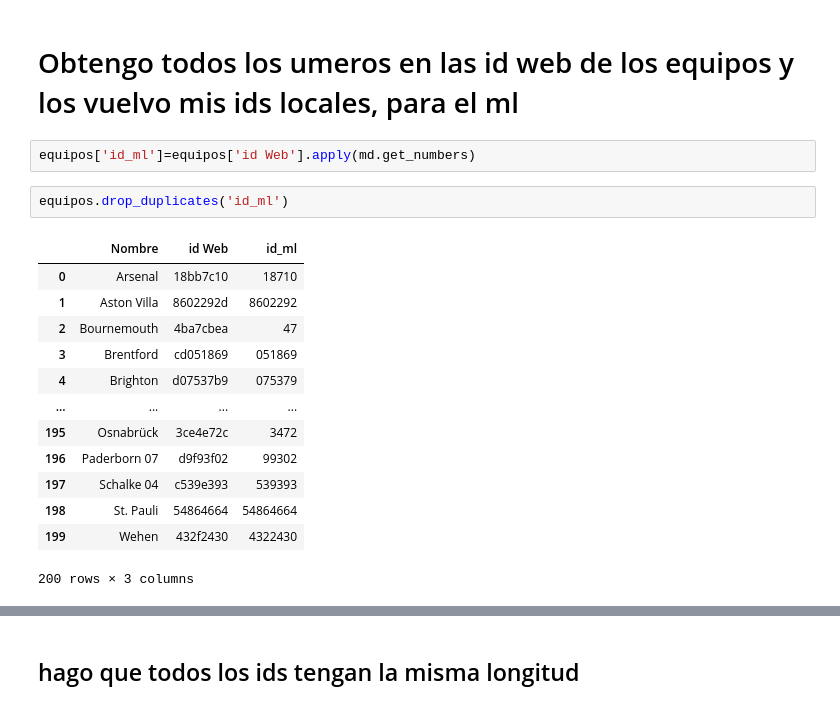
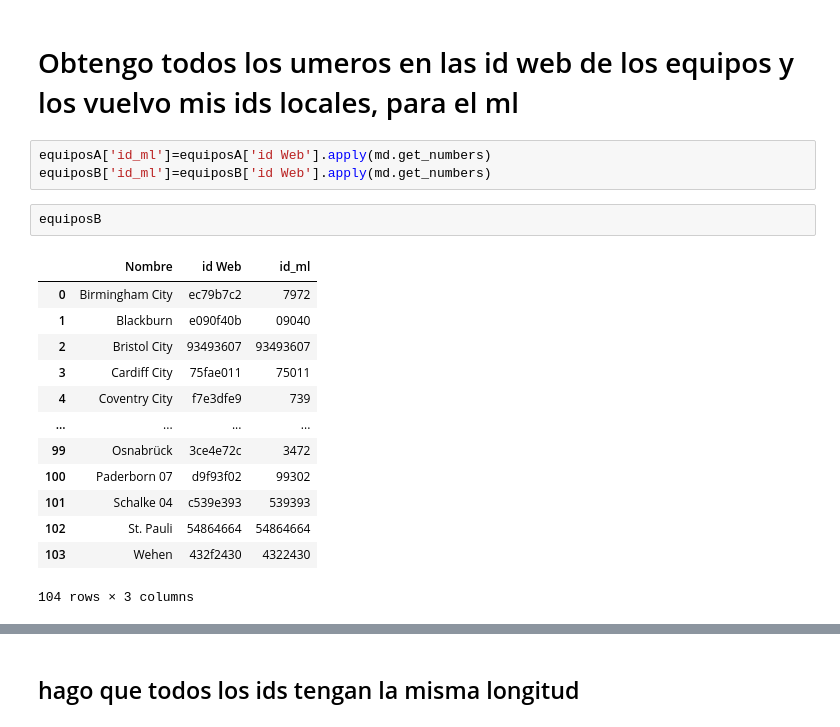
Before and after one commit to Aalg26/la_caprichosa, a Jupyter notebook: Funciones/df_equipos.ipynb, the cells around one changed output, grey strips where cells are left out. Saved outputs shown, nothing was run; the diff lists cells and outputs as text.

```diff
--- a/Funciones/df_equipos.ipynb
+++ b/Funciones/df_equipos.ipynb
@@ -76,20 +56,21 @@ equipos
 # %% [markdown]
 # Obtengo todos los umeros en las id web de los equipos y los vuelvo mis ids locales, para el ml
 # %%
-equipos['id_ml']=equipos['id Web'].apply(md.get_numbers)
+equiposA['id_ml']=equiposA['id Web'].apply(md.get_numbers)
+equiposB['id_ml']=equiposB['id Web'].apply(md.get_numbers)
-# %%
-equipos.drop_duplicates('id_ml')
-# %% [output]
-|  | Nombre | id Web | id_ml |
-| 0 | Arsenal | 18bb7c10 | 18710 |
-| 1 | Aston Villa | 8602292d | 8602292 |
-| 2 | Bournemouth | 4ba7cbea | 47 |
-| 3 | Brentford | cd051869 | 051869 |
-| 4 | Brighton | d07537b9 | 075379 |
-| ... | ... | ... | ... |
-| 195 | Osnabrück | 3ce4e72c | 3472 |
-| 196 | Paderborn 07 | d9f93f02 | 99302 |
-| 197 | Schalke 04 | c539e393 | 539393 |
-| 198 | St. Pauli | 54864664 | 54864664 |
-| 199 | Wehen | 432f2430 | 4322430 |
-200 rows × 3 columns
+# %%
+equiposB
+# %% [output]
+|  | Nombre | id Web | id_ml |
+| 0 | Birmingham City | ec79b7c2 | 7972 |
+| 1 | Blackburn | e090f40b | 09040 |
+| 2 | Bristol City | 93493607 | 93493607 |
+| 3 | Cardiff City | 75fae011 | 75011 |
+| 4 | Coventry City | f7e3dfe9 | 739 |
+| ... | ... | ... | ... |
+| 99 | Osnabrück | 3ce4e72c | 3472 |
+| 100 | Paderborn 07 | d9f93f02 | 99302 |
+| 101 | Schalke 04 | c539e393 | 539393 |
+| 102 | St. Pauli | 54864664 | 54864664 |
+| 103 | Wehen | 432f2430 | 4322430 |
+104 rows × 3 columns
```
Also changed, not shown: parts of 10 cells of this notebook, 7 other files.
